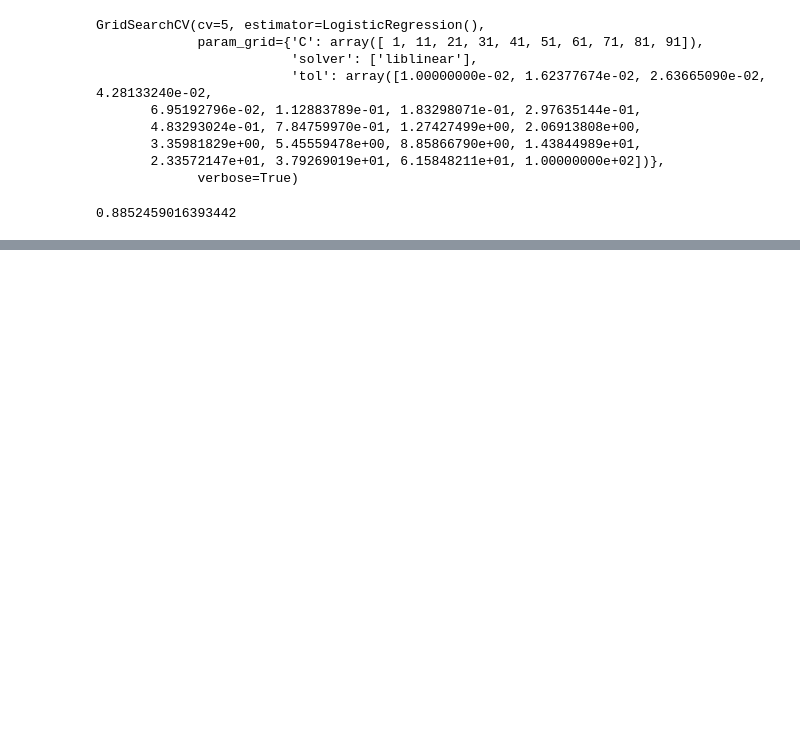
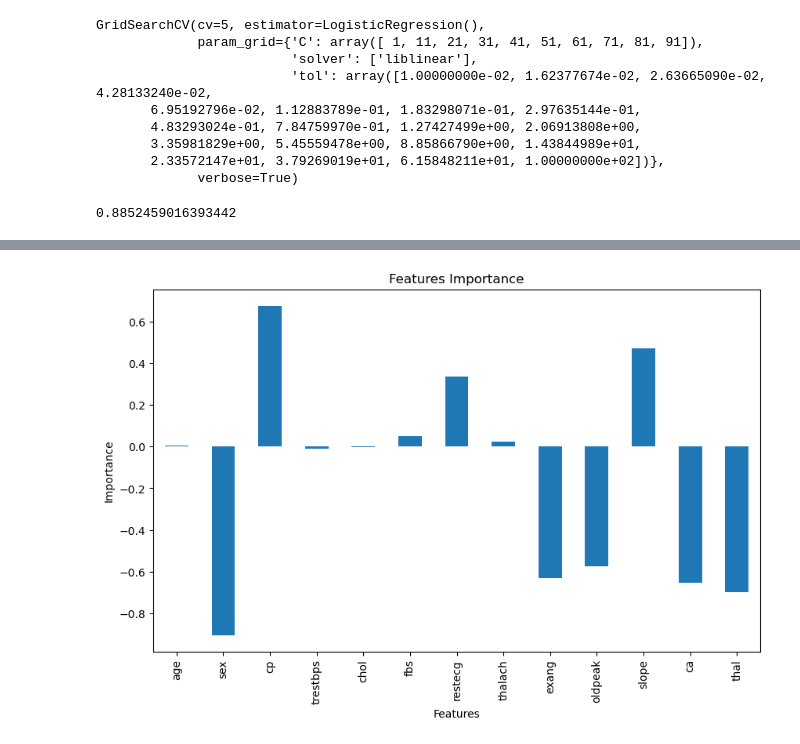
Before and after one commit to UGSNBandara/Machine-Learning-introduction, a Jupyter notebook: SuperV_projects/Heart_disease_predictor.ipynb, the cells around one changed output, grey strips where cells are left out. Saved outputs shown, nothing was run; the diff lists cells and outputs as text; code cells hidden in the pictures; blank space fills up the shorter version.

```diff
--- a/SuperV_projects/Heart_disease_predictor.ipynb
+++ b/SuperV_projects/Heart_disease_predictor.ipynb
@@ -534,0 +598,4 @@ logR_gridS.score(x_test, y_test)
+# %%
+clf = LogisticRegression(C=0.23357214690901212,
+                        solver='liblinear',
+                        max_iter=220)
@@ -534,0 +672,2 @@ logR_gridS.score(x_test, y_test)
+# %%
+clf.fit(x_train, y_train);
@@ -534,0 +680,3 @@ logR_gridS.score(x_test, y_test)
+# %%
+features_dic = dict(zip(data.columns, list(clf.coef_[0])))
+features_dic
@@ -534,0 +697,9 @@ logR_gridS.score(x_test, y_test)
+# %%
+features_DF = pd.DataFrame(features_dic, index=[0])
+
+features_DF.T.plot.bar(title="Features Importance", legend=False, figsize=(10,6));
+plt.xlabel("Features")
+plt.ylabel("Importance")
+plt.show()
+# %% [output]
+[figure, added]
```
Also changed, not shown: parts of 17 cells of this notebook.
